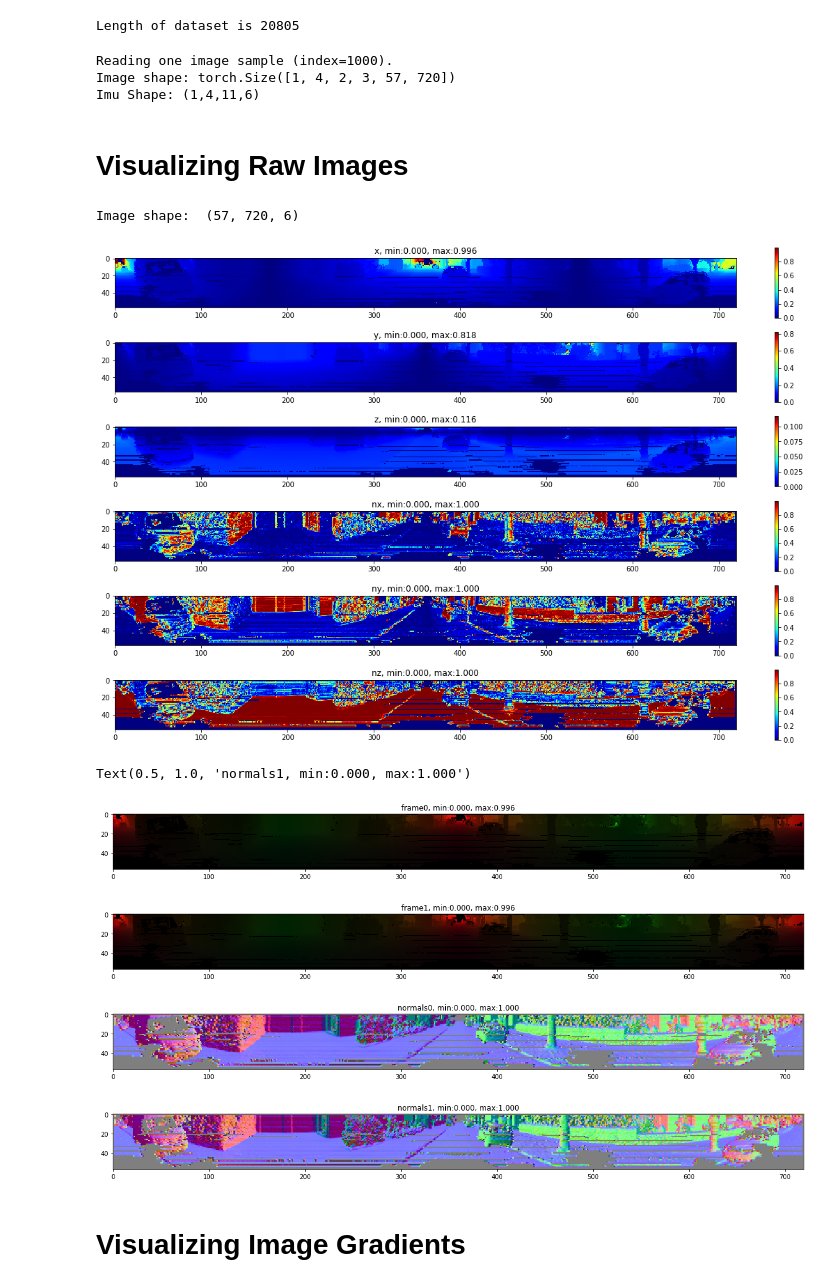
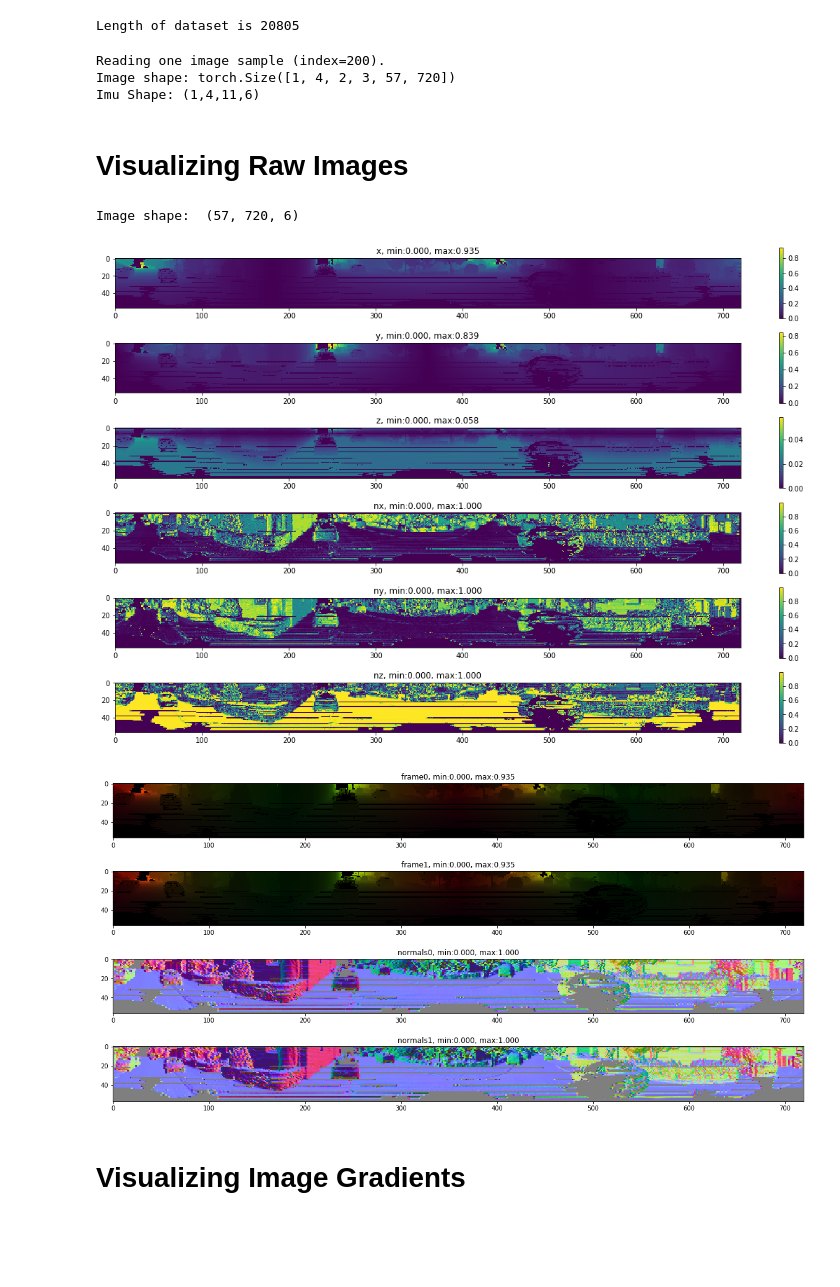
Before and after one commit to ArashJavan/DeepLIO, a Jupyter notebook: notebooks/01_kitti_ds_vis.ipynb, the cells around one changed output. Cells and saved outputs as stored; diff of their text form; code cells hidden in the pictures; blank space fills up the shorter version.

```diff
--- a/notebooks/01_kitti_ds_vis.ipynb
+++ b/notebooks/01_kitti_ds_vis.ipynb
@@ -76,7 +72,7 @@ CHANNEL_CMAP = [jet, jet, jet, jet, jet, jet]
 # %% [output]
 Length of dataset is 20805
 # %%
-data_index = 1000
+data_index = 200
 
 print("Reading one image sample (index={}).".format(data_index))
 
@@ -102,12 +98,17 @@ if imus is not None:
     seq_size = len(imus[0])
     print("Imu Shape: ({},{},{},{})".format(batch_isze, seq_size, imus[0][0].shape[0], imus[0][0].shape[1]))
 # %% [output]
-Reading one image sample (index=1000).
+Reading one image sample (index=200).
 Image shape: torch.Size([1, 4, 2, 3, 57, 720])
 Imu Shape: (1,4,11,6)
 # %% [markdown]
 # Visualizing Raw Images
 # %%
+viridis = cm.get_cmap('viridis', 512)
+gray = cm.get_cmap('gray', 512)
+jet = cm.get_cmap('jet', 512)
+CHANNEL_CMAP = [viridis, viridis, viridis, viridis, viridis, viridis]
+
 # convert negativ x, y, z coord. to postive
 ims = np.abs(imgs_org[0, 0, 0].numpy().transpose(1, 2, 0))
 norms = np.abs(normals_org[0, 0, 0].numpy().transpose(1, 2, 0))
@@ -127,36 +128,30 @@ for i in range(num_channels):
 fig.savefig("{}/kitti_raw_{}_{}.png".format(OUTPUT_PATH, dataset.date, dataset.drive, indices[0]))
 # %% [output]
 Image shape:  (57, 720, 6)
-[figure, old version]
+[figure, new version]
 # %%
 # convert negativ x, y, z coord. to postive
 ims_0 = np.abs(imgs_org[0, 0, 0].numpy().transpose(1, 2, 0))
 ims_1 = np.abs(imgs_org[0, 0, 1].numpy().transpose(1, 2, 0))
 
 norms_0 = normals_org[0, 0, 0].numpy().transpose(1, 2, 0)
 norms_1 = normals_org[0, 0, 1].numpy().transpose(1, 2, 0)
 
-fig = plt.figure(figsize=(20, 10))
-plt.imshow(ims_0/ims_0.max(), cmap=CHANNEL_CMAP[i])
-plt.title("{}, min:{:.3f}, max:{:.3f}".format("frame0", ims.min(), ims.max()))
+fig, axes = plt.subplots(4, 1, figsize=(20, 10))
+axes[0].imshow(ims_0)
+axes[0].set_title("{}, min:{:.3f}, max:{:.3f}".format("frame0", ims.min(), ims.max()))
 
+axes[1].imshow(ims_1)
+axes[1].set_title("{}, min:{:.3f}, max:{:.3f}".format("frame1", ims.min(), ims.max()))
 
-fig = plt.figure(figsize=(20, 10))
-plt.imshow(ims_1/ims_1.max(), cmap='jet')
-plt.title("{}, min:{:.3f}, max:{:.3f}".format("frame1", ims.min(), ims.max()))
+axes[2].imshow((norms_0 + 1.)/2., cmap=CHANNEL_CMAP[i])
+axes[2].set_title("{}, min:{:.3f}, max:{:.3f}".format("normals0", norms.min(), norms.max()))
 
-fig = plt.figure(figsize=(20, 10))
-plt.imshow((norms_0 + 1.)/2., cmap=CHANNEL_CMAP[i])
-plt.title("{}, min:{:.3f}, max:{:.3f}".format("normals0", norms.min(), norms.max()))
+axes[3].imshow((norms_1 + 1.)/2., cmap=CHANNEL_CMAP[i])
+axes[3].set_title("{}, min:{:.3f}, max:{:.3f}".format("normals1", norms.min(), norms.max()))
 
-fig = plt.figure(figsize=(20, 10))
-plt.imshow((norms_1 + 1.)/2., cmap=CHANNEL_CMAP[i])
-plt.title("{}, min:{:.3f}, max:{:.3f}".format("normals1", norms.min(), norms.max()))
+fig.savefig("{}/kitti_raw_cord_norm_{}_{}.png".format(OUTPUT_PATH, dataset.date, dataset.drive, indices[0]))
 # %% [output]
-Text(0.5, 1.0, 'normals1, min:0.000, max:1.000')
-[figure, old version]
+[figure, new version]
-[figure, removed]
-[figure, removed]
-[figure, removed]
 # %% [markdown]
 # Visualizing Image Gradients
```
Also changed, not shown: parts of 3 cells of this notebook, 2 other files.
